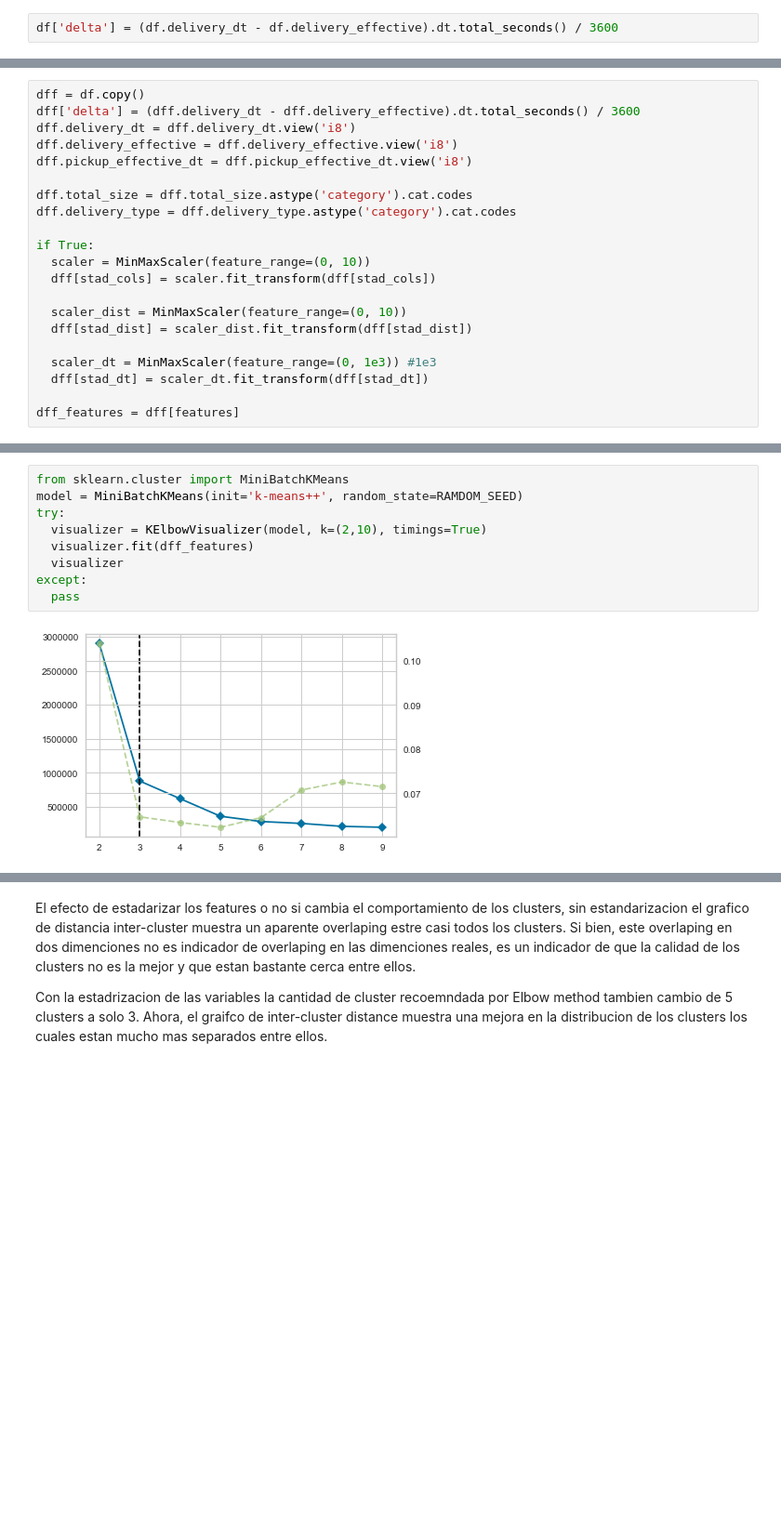
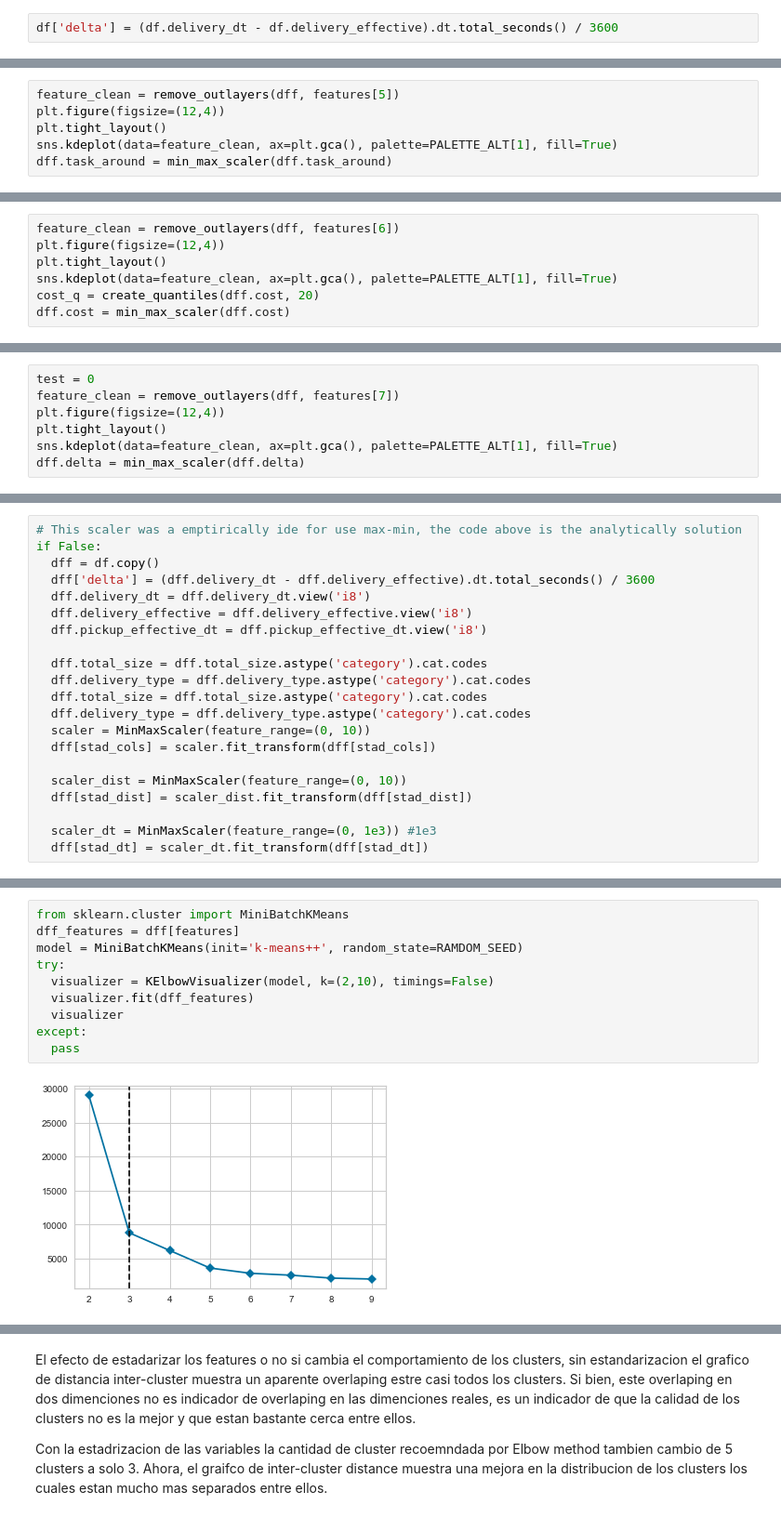
Before and after one commit to enmanuel-mag/ICD-Proyect, a Jupyter notebook: Proyect/notebooks/icd_2.ipynb, the cells around one changed output, grey strips where cells are left out. Shown at 93% size. Saved outputs shown, nothing was run; the diff lists cells and outputs as text; blank space fills up the shorter version.

```diff
--- a/Proyect/notebooks/icd_2.ipynb
+++ b/Proyect/notebooks/icd_2.ipynb
@@ -327,0 +420,6 @@ df['delta'] = (df.delivery_dt - df.delivery_effective).dt.total_seconds() / 3600
+# %%
+feature_clean = remove_outlayers(dff, features[5])
+plt.figure(figsize=(12,4))
+plt.tight_layout()
+sns.kdeplot(data=feature_clean, ax=plt.gca(), palette=PALETTE_ALT[1], fill=True)
+dff.task_around = min_max_scaler(dff.task_around)
@@ -327,0 +430,7 @@ df['delta'] = (df.delivery_dt - df.delivery_effective).dt.total_seconds() / 3600
+# %%
+feature_clean = remove_outlayers(dff, features[6])
+plt.figure(figsize=(12,4))
+plt.tight_layout()
+sns.kdeplot(data=feature_clean, ax=plt.gca(), palette=PALETTE_ALT[1], fill=True)
+cost_q = create_quantiles(dff.cost, 20)
+dff.cost = min_max_scaler(dff.cost)
@@ -327,0 +441,7 @@ df['delta'] = (df.delivery_dt - df.delivery_effective).dt.total_seconds() / 3600
+# %%
+test = 0
+feature_clean = remove_outlayers(dff, features[7])
+plt.figure(figsize=(12,4))
+plt.tight_layout()
+sns.kdeplot(data=feature_clean, ax=plt.gca(), palette=PALETTE_ALT[1], fill=True)
+dff.delta = min_max_scaler(dff.delta)
@@ -328,14 +454,16 @@ df['delta'] = (df.delivery_dt - df.delivery_effective).dt.total_seconds() / 3600
 # %%
-dff = df.copy()
-dff['delta'] = (dff.delivery_dt - dff.delivery_effective).dt.total_seconds() / 3600
-dff.delivery_dt = dff.delivery_dt.view('i8')
-dff.delivery_effective = dff.delivery_effective.view('i8')
-dff.pickup_effective_dt = dff.pickup_effective_dt.view('i8')
+# This scaler was a emptirically ide for use max-min, the code above is the analytically solution
+if False:
+  dff = df.copy()
+  dff['delta'] = (dff.delivery_dt - dff.delivery_effective).dt.total_seconds() / 3600
+  dff.delivery_dt = dff.delivery_dt.view('i8')
+  dff.delivery_effective = dff.delivery_effective.view('i8')
+  dff.pickup_effective_dt = dff.pickup_effective_dt.view('i8')
 
-dff.total_size = dff.total_size.astype('category').cat.codes
-dff.delivery_type = dff.delivery_type.astype('category').cat.codes
-
-if True:
+  dff.total_size = dff.total_size.astype('category').cat.codes
+  dff.delivery_type = dff.delivery_type.astype('category').cat.codes
+  dff.total_size = dff.total_size.astype('category').cat.codes
+  dff.delivery_type = dff.delivery_type.astype('category').cat.codes
   scaler = MinMaxScaler(feature_range=(0, 10))
   dff[stad_cols] = scaler.fit_transform(dff[stad_cols])
 
@@ -344,5 +472,3 @@ if True:
 
   scaler_dt = MinMaxScaler(feature_range=(0, 1e3)) #1e3
   dff[stad_dt] = scaler_dt.fit_transform(dff[stad_dt])
-
-dff_features = dff[features]
@@ -349,14 +479,15 @@ dff_features = dff[features]
 # %%
 from sklearn.cluster import MiniBatchKMeans
+dff_features = dff[features]
 model = MiniBatchKMeans(init='k-means++', random_state=RAMDOM_SEED)
 try:
-  visualizer = KElbowVisualizer(model, k=(2,10), timings=True)
+  visualizer = KElbowVisualizer(model, k=(2,10), timings=False)
   visualizer.fit(dff_features)
   visualizer
 except:
   pass
 # %% [output]
-[figure, old version]
+[figure, new version]
 # %%
 model = KMeans(n_clusters=visualizer.elbow_value_, init='k-means++', random_state=RAMDOM_SEED)
 model.fit(dff_features)
```
Also changed, not shown: parts of 31 cells of this notebook.
